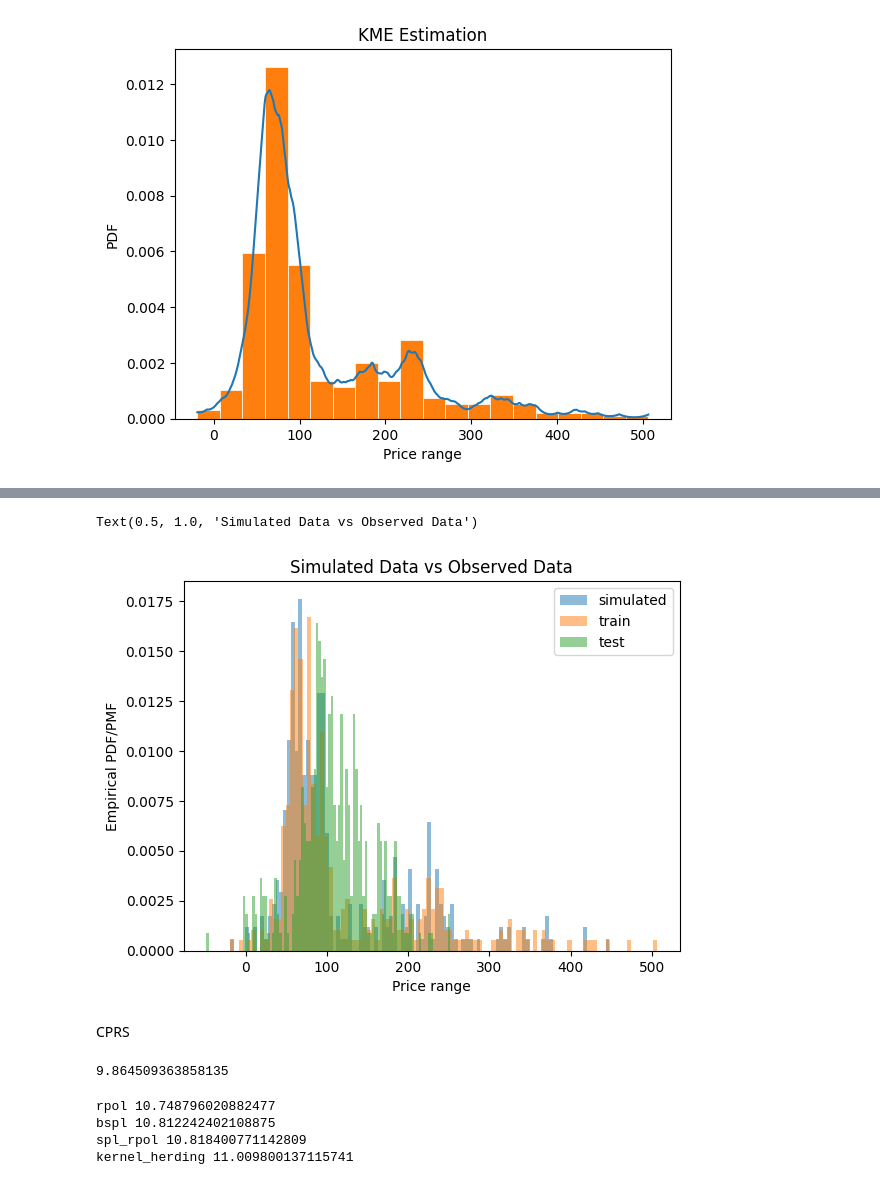
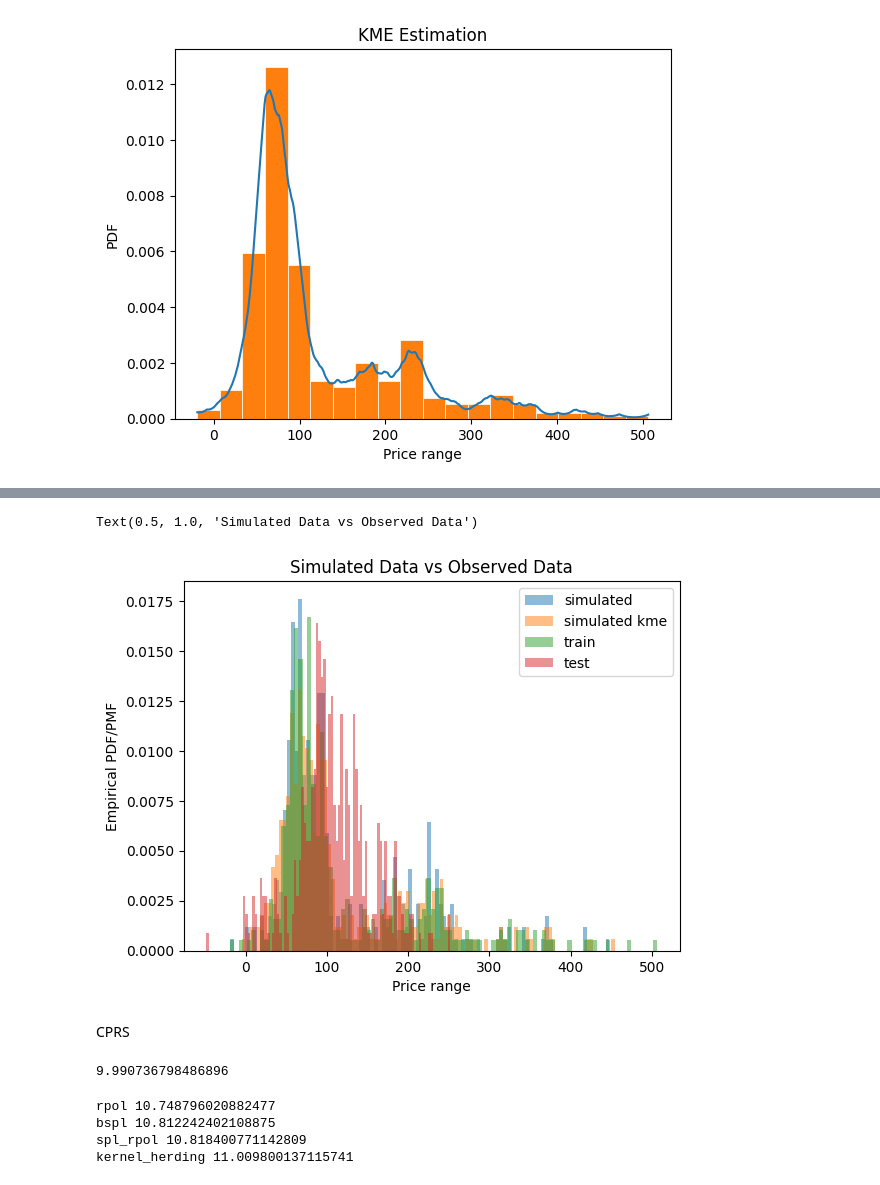
Before and after one commit to luca-pernigo/ThesisKernelMethods, a Jupyter notebook: TestKernel.ipynb, the cells around one changed output, grey strips where cells are left out. Drawn from its saved outputs; the diff is of its cells as text; code cells hidden in the pictures.

Commit message:
phi inverse computed by newtons method

```diff
--- a/TestKernel.ipynb
+++ b/TestKernel.ipynb
@@ -69,3 +83,9 @@ Kernel.PlotKde(nbin=20)
+# %%
+xcdf=Kernel.x_axis
+ycdf=(np.cumsum(Kernel.y_axis)/np.sum(Kernel.y_axis))
+
+xpdf=Kernel.x_axis
+ypdf=Kernel.y_axis
 # %%
 # random sample as many elements as size of test data
 np.random.seed(10)
@@ -73,5 +93,17 @@ unif=np.random.uniform(0,1,xtrain_n.size)
 
 
 # simulate data based on the kde learned from train data
-x_sample=[cdf.inv_cdf_funct(unif[i], xtrain_n) for i in range(len(unif))]
+x_sample=[inv_cdf_funct(unif[i], xtrain_n) for i in range(len(unif))]
 x_sample=np.array(x_sample)
+# %%
+x_sample_kme=[phi_inv(i, xpdf,ypdf, xcdf, ycdf) for i in unif]
+
+s_unif=np.sort(unif)
+plt.plot(s_unif, [phi_inv(i, xpdf,ypdf, xcdf, ycdf) for i in s_unif])
+plt.xlabel("quantiles")
+plt.ylabel("x")
+plt.title("Inverse Cdf")
+
+# here i compare rotated inverse cdf with the cdf, we observe they overlap so it is good
+# plt.plot([phi_inv(i, xpdf,ypdf, xcdf, ycdf) for i in s_unif], s_unif)
+# plt.plot(Kernel.x_axis, np.cumsum(Kernel.y_axis)/np.sum(Kernel.y_axis))
@@ -78,22 +113,24 @@ x_sample=np.array(x_sample)
 # %%
 plt.hist(x_sample, density=True, bins=100, alpha=0.5, label="simulated");
+plt.hist(x_sample_kme, density=True, bins=100, alpha=0.5, label="simulated kme");
+
 
 plt.hist(Kernel.data, bins=100, density=True, alpha=0.5, label="train");
 plt.hist(xtest_n, bins=100, density=True, alpha=0.5, label="test");
 
 plt.xlabel("Price range")
 plt.ylabel("Empirical PDF/PMF")
 plt.legend()
 plt.title("Simulated Data vs Observed Data")
 # %% [output]
 Text(0.5, 1.0, 'Simulated Data vs Observed Data')
-[figure, old version]
+[figure, new version]
 # %% [markdown]
 CPRS
 # %%
-CRPS(x_sample, xtest_n)
+CRPS(x_sample_kme, xtest_n)
 # %% [output]
-9.864509363858135
+9.990736798486896
 # %%
 x_sample_rpol=np.load("data/simulations/sim_rpol.npy")
 x_sample_bspl=np.load("data/simulations/sim_bspl_sub.npy")
```
Also changed, not shown: parts of 3 cells of this notebook, 2 other files.
